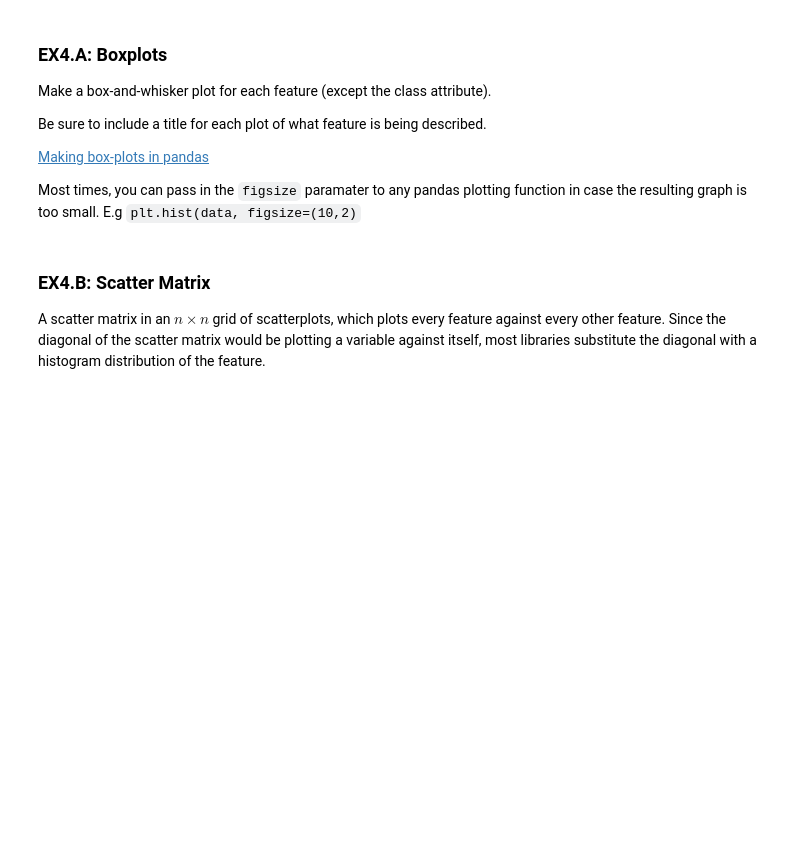
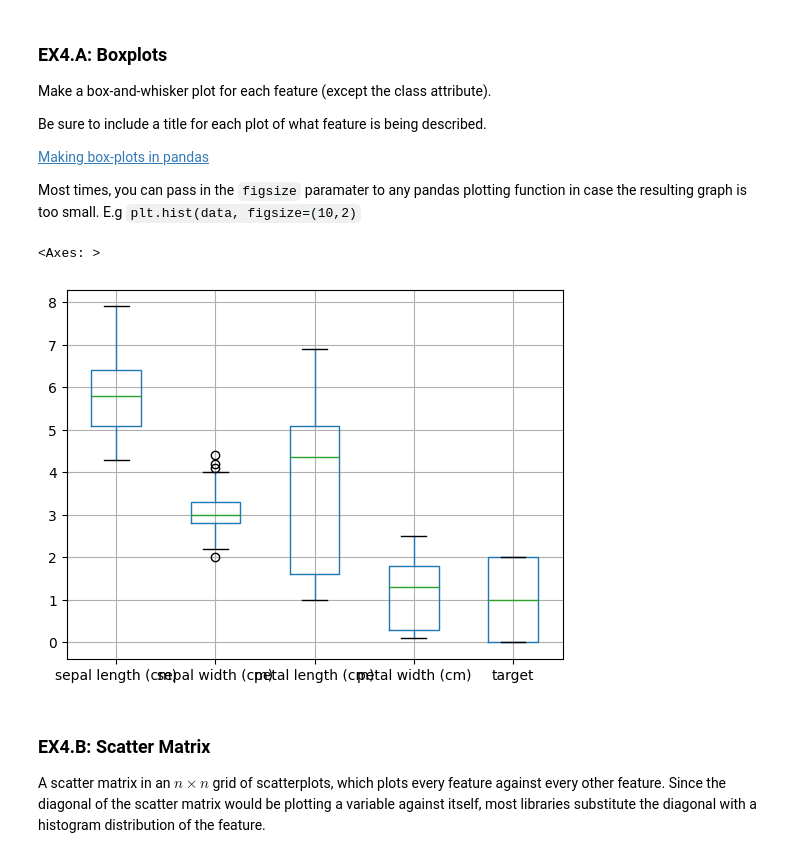
Before and after one commit to jeffgoeken/My_NCState_Homework, a Jupyter notebook: My_NCState_Homework/My_NCState_Homework/week 2/WKS2_Student.ipynb, the cells around one changed output. Drawn from its saved outputs; the diff is of its cells as text; code cells hidden in the pictures; blank space fills up the shorter version.

```diff
--- a/My_NCState_Homework/My_NCState_Homework/week 2/WKS2_Student.ipynb
+++ b/My_NCState_Homework/My_NCState_Homework/week 2/WKS2_Student.ipynb
@@ -341,6 +436,11 @@ Be sure to include a title for each plot of what feature is being described.
 Most times, you can pass in the `figsize` paramater to any pandas plotting function in case the resulting graph is too small. E.g `plt.hist(data, figsize=(10,2)`
 # %%
 # SOLUTION (can break it up into multipole steps if you want to) (E.g "first we create a subset of the dataframe...")
+
+data.boxplot()
+# %% [output]
+<Axes: >
+[figure, added]
 # %% [markdown]
 ### EX4.B: Scatter Matrix
 A scatter matrix in an $n \times n$ grid of scatterplots, which plots every feature against every other feature. Since the diagonal of the scatter matrix would be plotting a variable against itself, most libraries substitute the diagonal with a histogram distribution of the feature.
```
Also changed, not shown: parts of 21 cells of this notebook, 3 other files.
